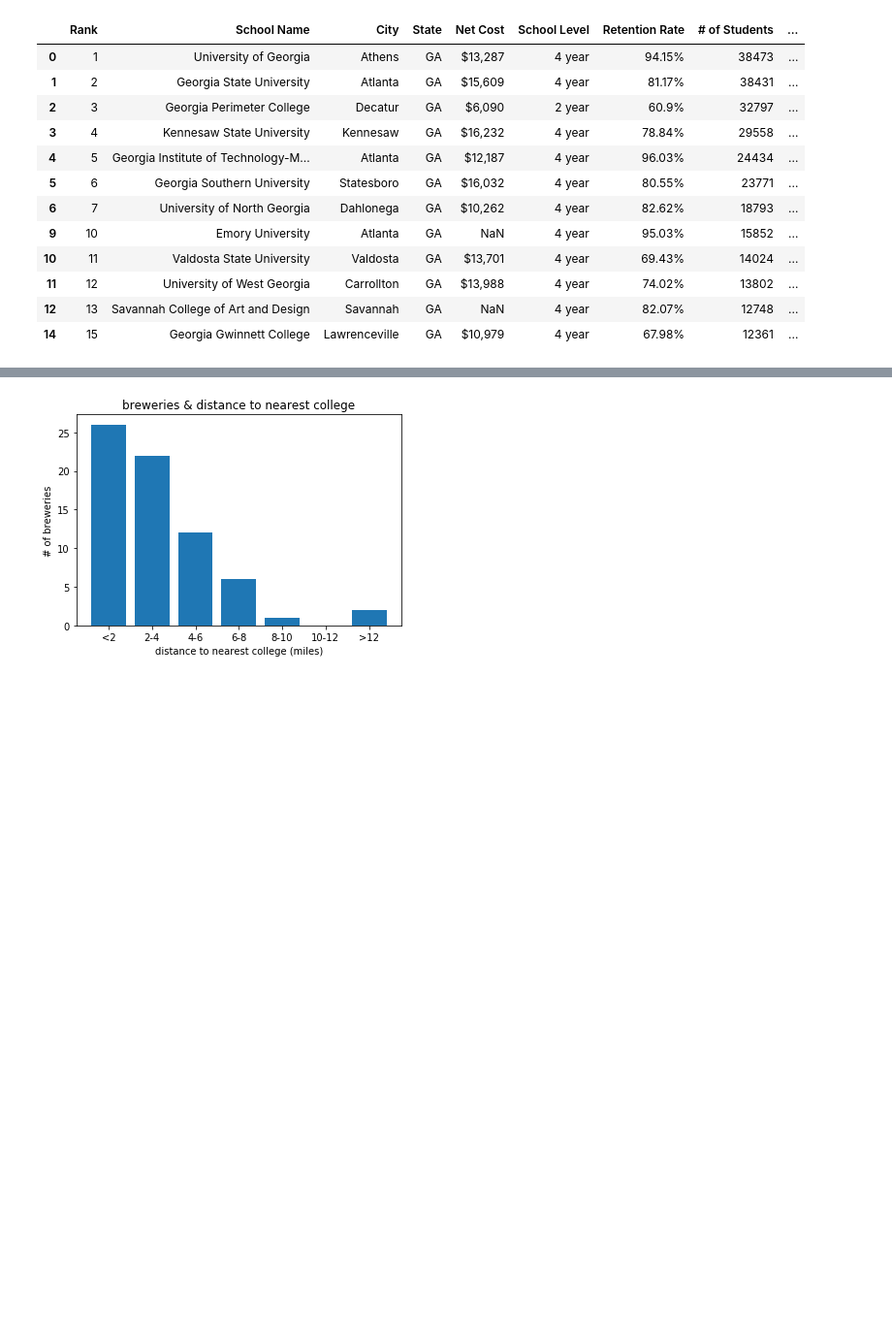
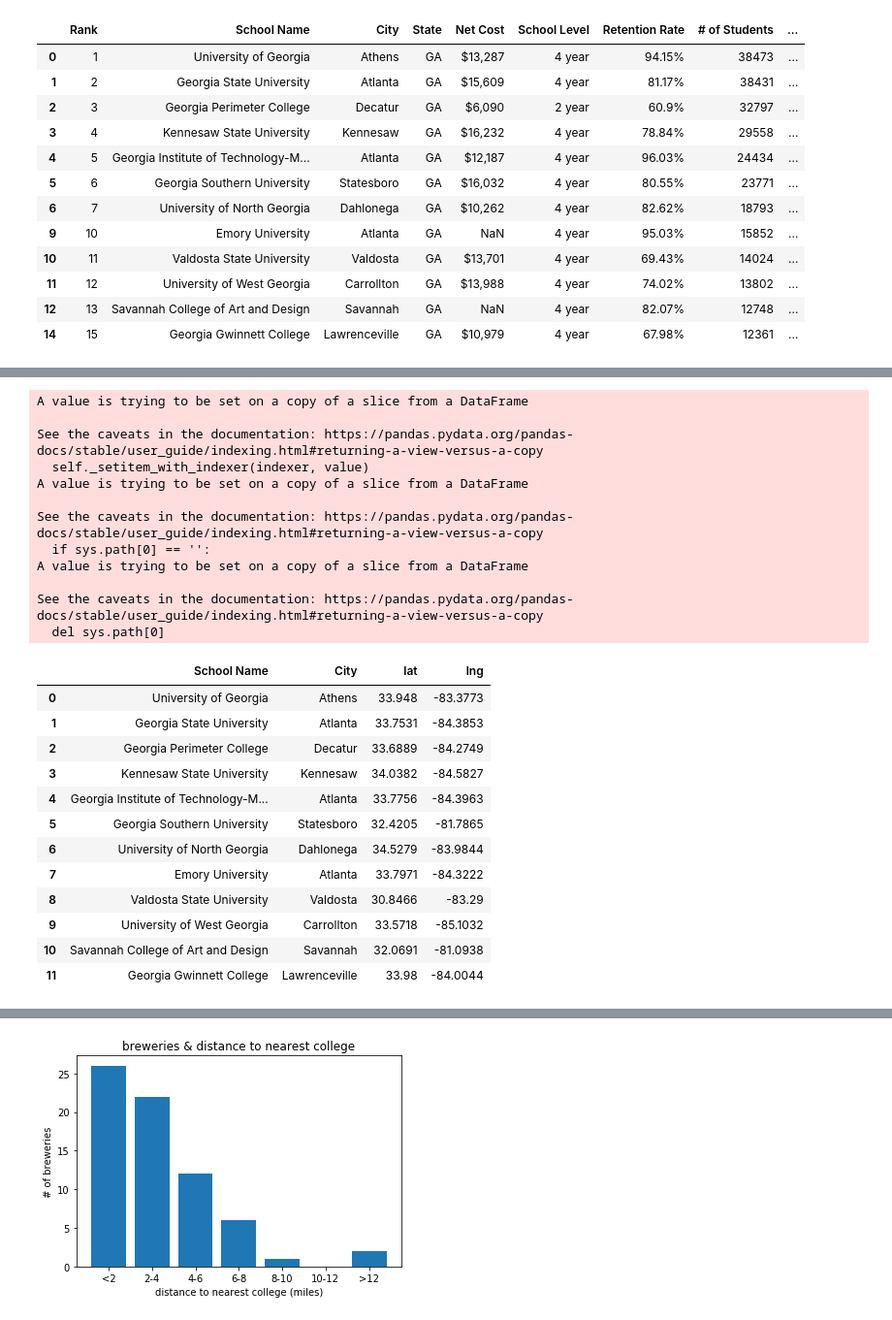
Before and after one commit to mariajdong/georgia-breweries, a Jupyter notebook: main_notebook.ipynb, the cells around one changed output, grey strips where cells are left out. Shown at 97% size. Drawn from its saved outputs; the diff is of its cells as text; code cells hidden in the pictures; blank space fills up the shorter version.

```diff
--- a/main_notebook.ipynb
+++ b/main_notebook.ipynb
@@ -206,3 +237,49 @@ See the caveats in the documentation: https://pandas.pydata.org/pandas-docs/stab
+# %%
+#begin loop through georgia craft breweries
+for index, row in clean_college_df.iterrows():
+
+    #try/except statement in case brewery still can't be found
+    try:
+        college_loc_url = "https://maps.googleapis.com/maps/api/place/textsearch/json"
+        college_loc_params = {"query": f"{row['School Name']} {row['City']} georgia",
+                              "key": g_key}
+
+        college_loc_response = requests.get(college_loc_url, params = college_loc_params).json()
+
+        clean_college_df.loc[index, 'lat'] = college_loc_response["results"][0]["geometry"]["location"]["lat"]
+        clean_college_df.loc[index, 'lng'] = college_loc_response["results"][0]["geometry"]["location"]["lng"]
+
+    except:
+        pass
+
+clean_college_df = clean_college_df.reset_index (drop = True)
+clean_college_df
+# %% [output]
+A value is trying to be set on a copy of a slice from a DataFrame
+
+See the caveats in the documentation: https://pandas.pydata.org/pandas-docs/stable/user_guide/indexing.html#returning-a-view-versus-a-copy
+  self._setitem_with_indexer(indexer, value)
+A value is trying to be set on a copy of a slice from a DataFrame
+
+See the caveats in the documentation: https://pandas.pydata.org/pandas-docs/stable/user_guide/indexing.html#returning-a-view-versus-a-copy
+  if sys.path[0] == '':
+A value is trying to be set on a copy of a slice from a DataFrame
+
+See the caveats in the documentation: https://pandas.pydata.org/pandas-docs/stable/user_guide/indexing.html#returning-a-view-versus-a-copy
+  del sys.path[0]
+|  | School Name | City | lat | lng |
+| 0 | University of Georgia | Athens | 33.948 | -83.3773 |
+| 1 | Georgia State University | Atlanta | 33.7531 | -84.3853 |
+| 2 | Georgia Perimeter College | Decatur | 33.6889 | -84.2749 |
+| 3 | Kennesaw State University | Kennesaw | 34.0382 | -84.5827 |
+| 4 | Georgia Institute of Technology-M... | Atlanta | 33.7756 | -84.3963 |
+| 5 | Georgia Southern University | Statesboro | 32.4205 | -81.7865 |
+| 6 | University of North Georgia | Dahlonega | 34.5279 | -83.9844 |
+| 7 | Emory University | Atlanta | 33.7971 | -84.3222 |
+| 8 | Valdosta State University | Valdosta | 30.8466 | -83.29 |
+| 9 | University of West Georgia | Carrollton | 33.5718 | -85.1032 |
+| 10 | Savannah College of Art and Design | Savannah | 32.0691 | -81.0938 |
+| 11 | Georgia Gwinnett College | Lawrenceville | 33.98 | -84.0044 |
 # %%
 #use locate fxn to isolate small production breweries in georgia
 ga_microbrews_df = ga_brews_df.loc [(ga_brews_df['brewery_type'] == 'micro')|
```
Also changed, not shown: parts of 9 cells of this notebook.
